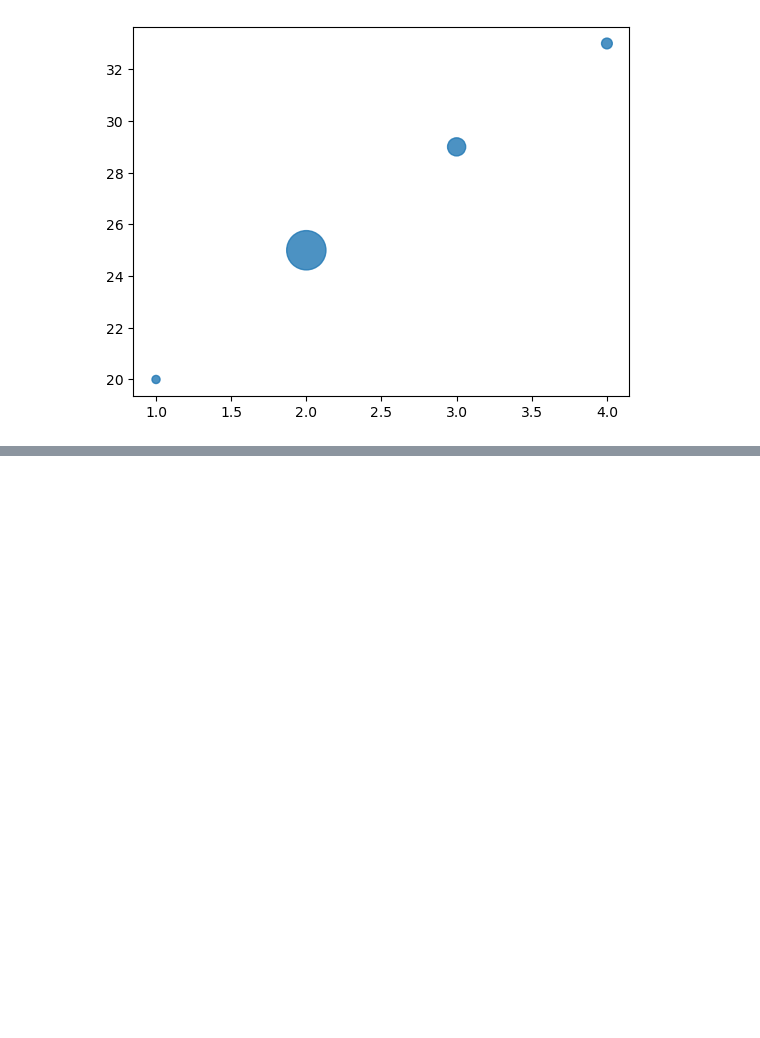
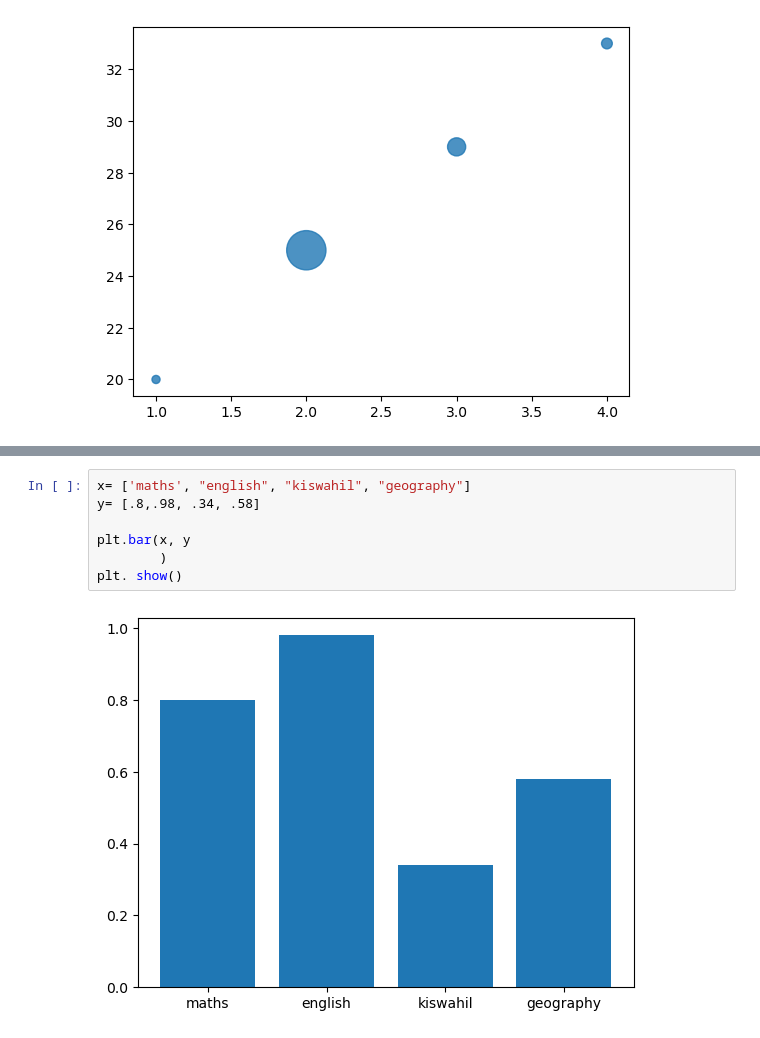
Before and after one commit to ThomasOindi/Learnings, a Jupyter notebook: matplot_library.ipynb, the cells around one changed output, grey strips where cells are left out. Drawn from its saved outputs; the diff is of its cells as text; blank space fills up the shorter version.

Commit message:
Bar graphs

```diff
--- a/matplot_library.ipynb
+++ b/matplot_library.ipynb
@@ -442,0 +447,9 @@ plt.show()
+# %%
+x= ['maths', "english", "kiswahil", "geography"]
+y= [.8,.98, .34, .58]
+
+plt.bar(x, y
+        )
+plt. show()
+# %% [output]
+[figure, added]
```
Also changed, not shown: parts of 11 cells of this notebook.
